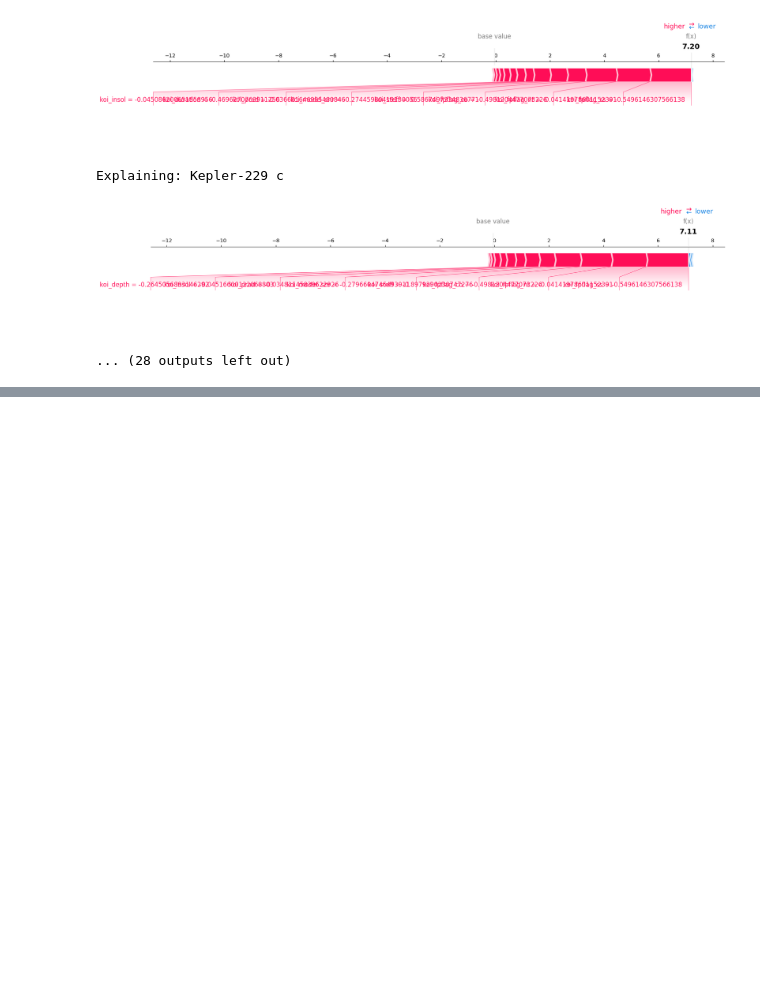
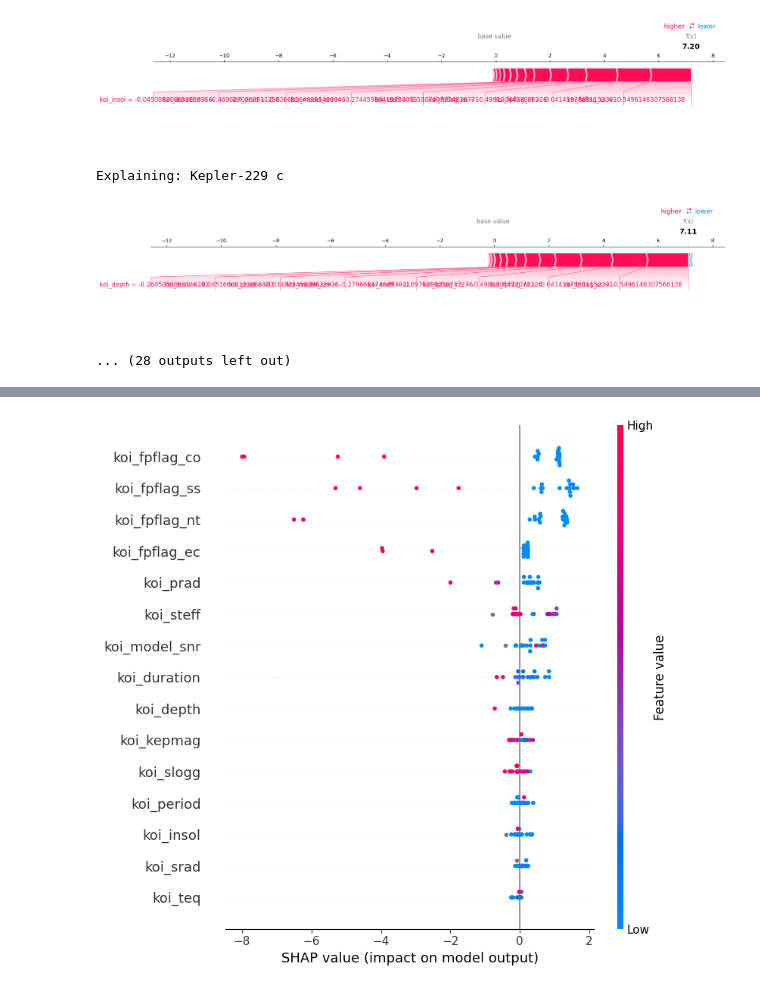
Before and after one commit to nipunnirman/Astro-Data-Analysis-, a Jupyter notebook: newPlanet.ipynb, the cells around one changed output, grey strips where cells are left out. Saved outputs shown, nothing was run; the diff lists cells and outputs as text; code cells hidden in the pictures; blank space fills up the shorter version.

```diff
--- a/newPlanet.ipynb
+++ b/newPlanet.ipynb
@@ -151,0 +158,4 @@ Explaining: Kepler-229 c
+# %%
+shap.summary_plot(shap_values[selected], X_test.iloc[selected])
+# %% [output]
+[figure, added]
```
Also changed, not shown: parts of 2 cells of this notebook.
